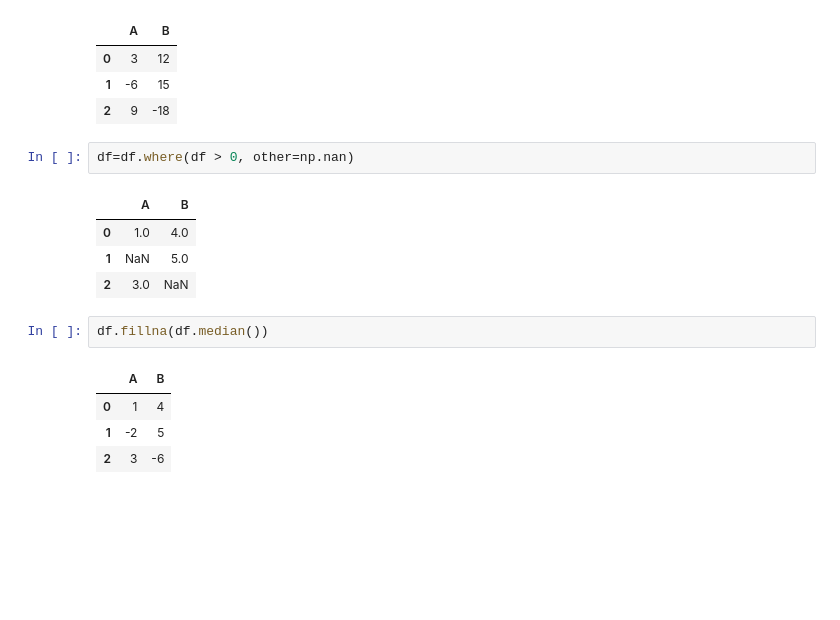
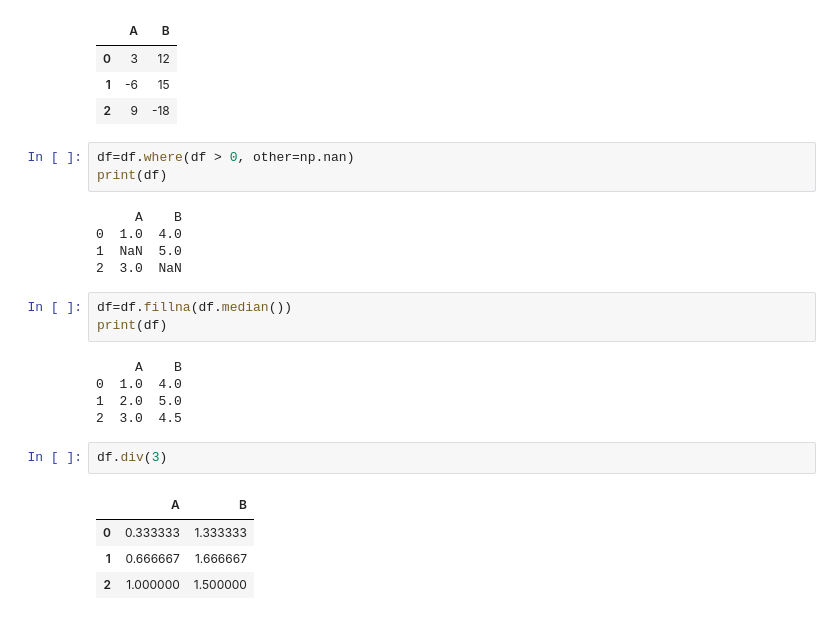
Before and after one commit to Roopa-KR/Python-Concepts, a Jupyter notebook: pandas.ipynb, the cells around one changed output. Cells and saved outputs as stored; diff of their text form; blank space fills up the shorter version.

```diff
--- a/pandas.ipynb
+++ b/pandas.ipynb
@@ -853,15 +853,24 @@ df.mul(3)
 | 2 | 9 | -18 |
 # %%
 df=df.where(df > 0, other=np.nan)
+print(df)
 # %% [output]
-|  | A | B |
-| 0 | 1.0 | 4.0 |
-| 1 | NaN | 5.0 |
-| 2 | 3.0 | NaN |
+     A    B
+0  1.0  4.0
+1  NaN  5.0
+2  3.0  NaN
 # %%
-df.fillna(df.median())
+df=df.fillna(df.median())
+print(df)
 # %% [output]
-|  | A | B |
-| 0 | 1 | 4 |
-| 1 | -2 | 5 |
-| 2 | 3 | -6 |
+     A    B
+0  1.0  4.0
+1  2.0  5.0
+2  3.0  4.5
+# %%
+df.div(3)
+# %% [output]
+|  | A | B |
+| 0 | 0.333333 | 1.333333 |
+| 1 | 0.666667 | 1.666667 |
+| 2 | 1.000000 | 1.500000 |
```
Also changed, not shown: parts of 3 cells of this notebook.
